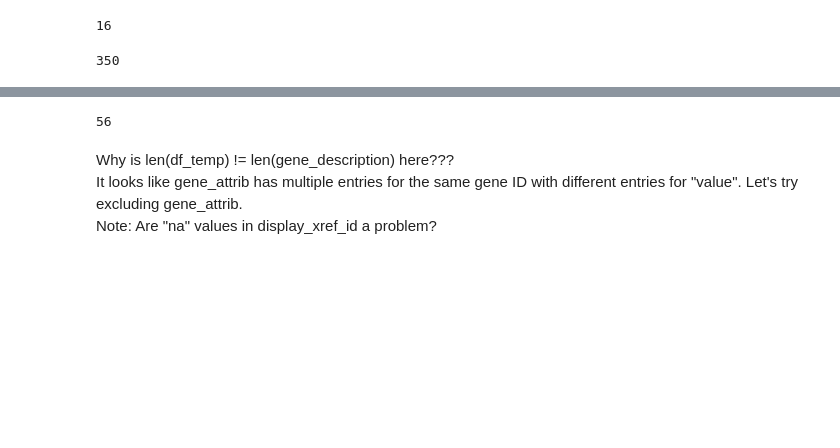
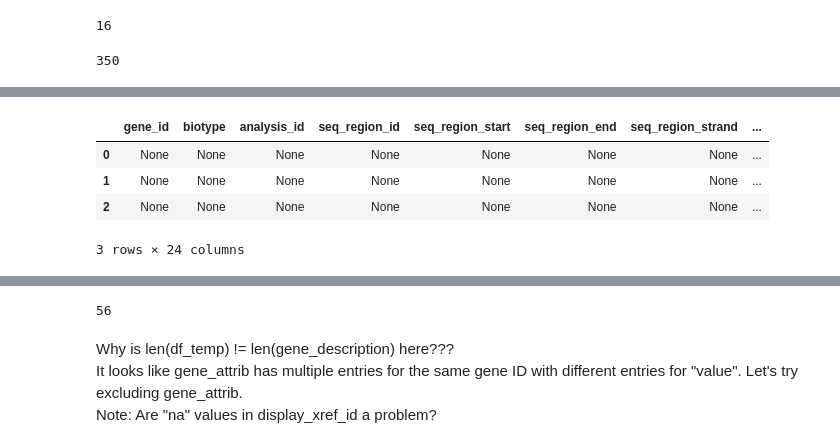
Before and after one commit to pachterlab/gget, a Jupyter notebook: test.ipynb, the cells around one changed output, grey strips where cells are left out. Drawn from its saved outputs; the diff is of its cells as text; code cells hidden in the pictures; blank space fills up the shorter version.

```diff
--- a/test.ipynb
+++ b/test.ipynb
@@ -204,26 +251,35 @@ df_temp
 # %%
 cursor = database.cursor()
 cursor.execute(
     f"""
-    SELECT gene.*, gene_attrib.*
+    SELECT gene.*, xref.*
     FROM gene
-    INNER JOIN gene_attrib ON gene.gene_id=gene_attrib.gene_id
-    WHERE gene.description LIKE '%{searchword}%';
+    RIGHT JOIN xref ON gene.display_xref_id=xref.xref_id
+    WHERE xref.xref_id = 6122814 OR xref.xref_id = 6143999 OR xref.xref_id = 6136633;
     """
 )
+
 results = cursor.fetchall()
 
 # Get table column names
-cursor.execute(f"show columns from gene;")
+cursor.execute(f"SHOW COLUMNS FROM gene;")
 header_tuples = cursor.fetchall()
 header1 = [a_tuple[0] for a_tuple in header_tuples]
 
-cursor.execute(f"show columns from gene_attrib;")
+cursor.execute(f"SHOW COLUMNS FROM xref;")
 header_tuples = cursor.fetchall()
 header2 = [a_tuple[0] for a_tuple in header_tuples]
 
-# Save search results from gene table in data frame
+# Save search results in data frame
 df_temp = pd.DataFrame(
     results,
     columns = header1 + header2,
 )
+
+df_temp
+# %% [output]
+|  | gene_id | biotype | analysis_id | seq_region_id | seq_region_start | seq_region_end | seq_region_strand | ... |
+| 0 | None | None | None | None | None | None | None | ... |
+| 1 | None | None | None | None | None | None | None | ... |
+| 2 | None | None | None | None | None | None | None | ... |
+3 rows × 24 columns
```
Also changed, not shown: parts of 6 cells of this notebook.
